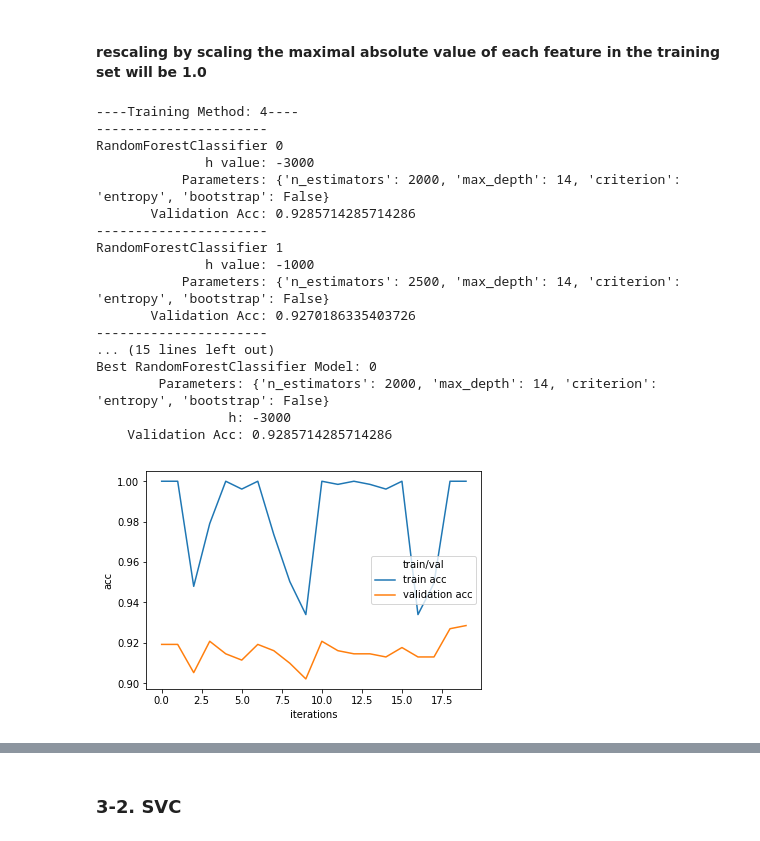
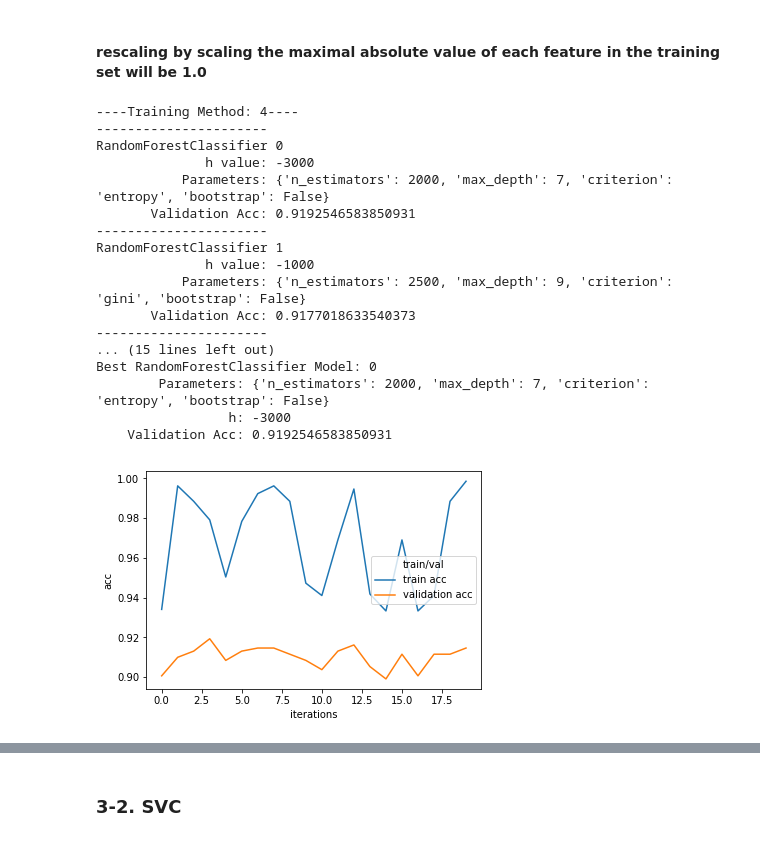
Before and after one commit to stomioka/phuse-tumor-ml, a Jupyter notebook: notebooks/08-tumor_prediction-sites-central.ipynb, the cells around one changed output, grey strips where cells are left out. Saved outputs shown, nothing was run; the diff lists cells and outputs as text; code cells hidden in the pictures.

```diff
--- a/notebooks/08-tumor_prediction-sites-central.ipynb
+++ b/notebooks/08-tumor_prediction-sites-central.ipynb
@@ -287,26 +285,26 @@ Best RandomForestClassifier Model: 0
 # %% [markdown]
 #### rescaling by scaling the maximal absolute value of each feature in the training set will be 1.0
 # %%
-rf4_best_scores, rf4_best_parms, rf4_best_models, rf4_best_idx= run_models(h_lst=h_lst, m=4,grid_param=grid_param, model='rf', scaling_method='maxabs')
+rf4_best_scores, rf4_best_parms, rf4_best_models, rf4_best_idx= run_models(h_lst=h_lst, m=4,grid_param=grid_param, model='rf', scaling_method='robust')
 # %% [output]
 ----Training Method: 4----
 ----------------------
 RandomForestClassifier 0
               h value: -3000
-           Parameters: {'n_estimators': 2000, 'max_depth': 14, 'criterion': 'entropy', 'bootstrap': False}
-       Validation Acc: 0.9285714285714286
+           Parameters: {'n_estimators': 2000, 'max_depth': 7, 'criterion': 'entropy', 'bootstrap': False}
+       Validation Acc: 0.9192546583850931
 ----------------------
 RandomForestClassifier 1
               h value: -1000
-           Parameters: {'n_estimators': 2500, 'max_depth': 14, 'criterion': 'entropy', 'bootstrap': False}
-       Validation Acc: 0.9270186335403726
+           Parameters: {'n_estimators': 2500, 'max_depth': 9, 'criterion': 'gini', 'bootstrap': False}
+       Validation Acc: 0.9177018633540373
 ----------------------
 ... (15 lines left out)
 Best RandomForestClassifier Model: 0
-        Parameters: {'n_estimators': 2000, 'max_depth': 14, 'criterion': 'entropy', 'bootstrap': False}
+        Parameters: {'n_estimators': 2000, 'max_depth': 7, 'criterion': 'entropy', 'bootstrap': False}
                  h: -3000
-    Validation Acc: 0.9285714285714286
+    Validation Acc: 0.9192546583850931
-[figure, old version]
+[figure, new version]
 # %%
 rf_scores=[rf1_best_scores,rf2_best_scores,rf3_best_scores,rf4_best_scores]
 best_score=np.array(rf_scores).max()
```
Also changed, not shown: parts of 27 cells of this notebook, 2 other files.
